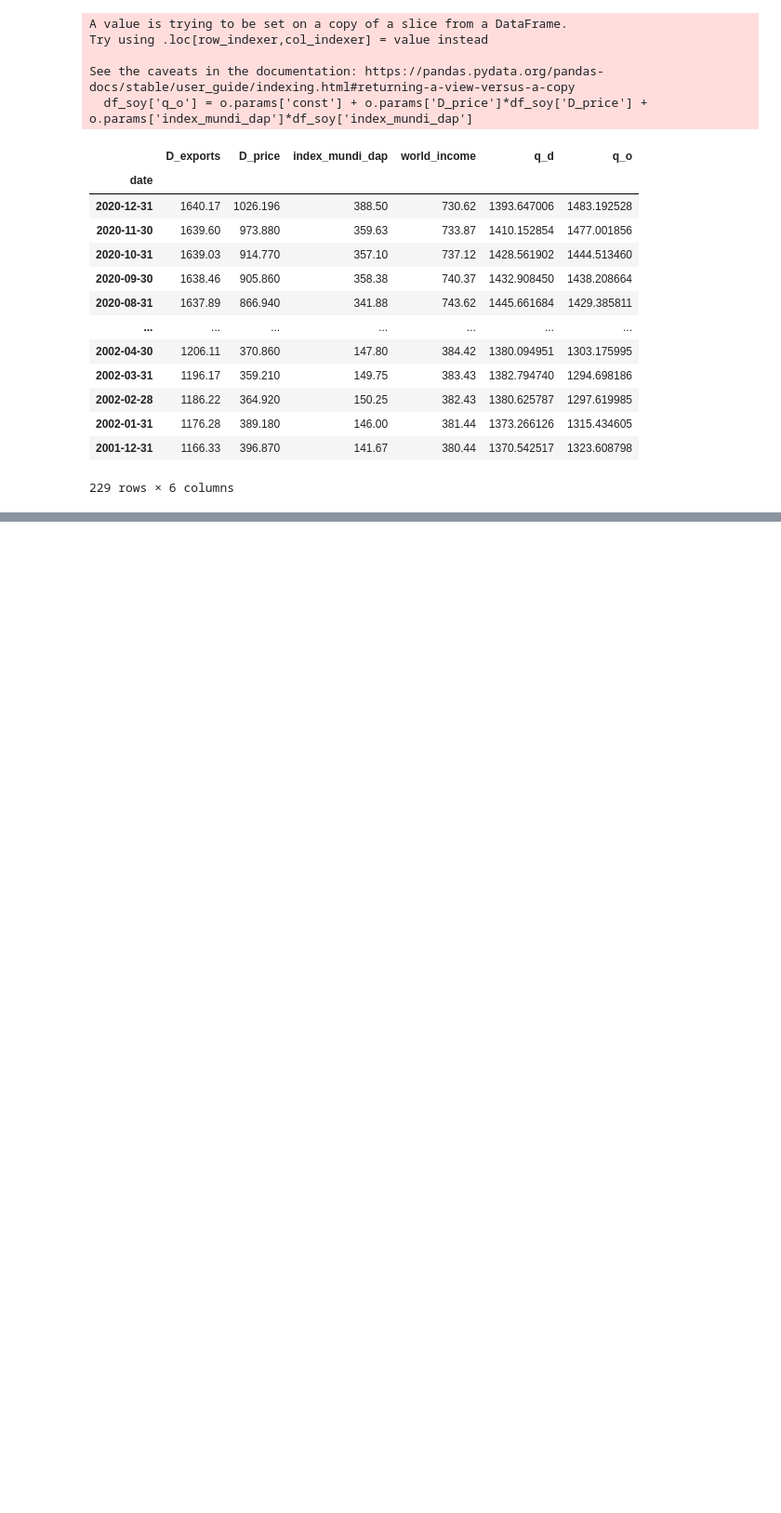
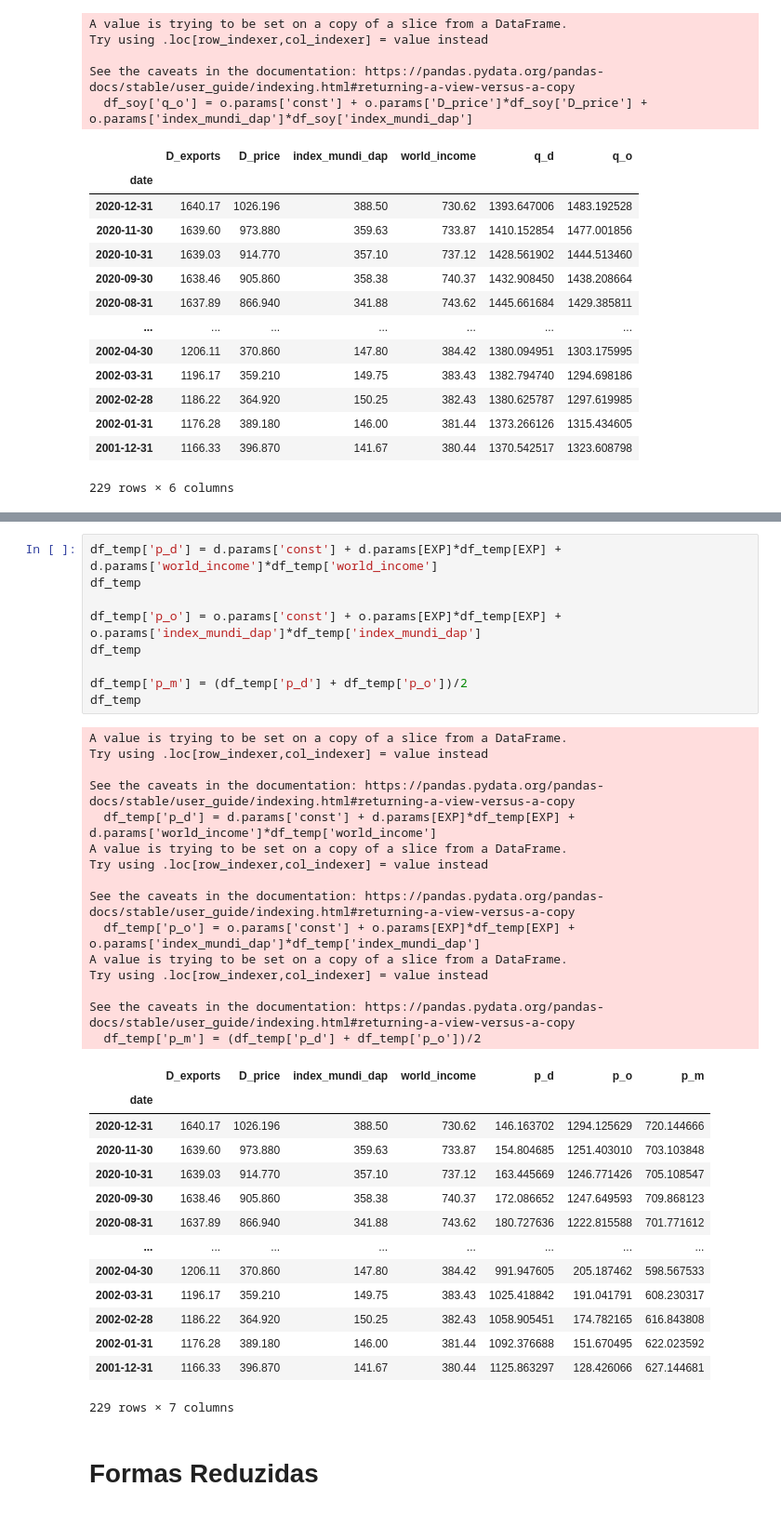
Before and after one commit to fkfouri/vegetable_oil_mkt, a Jupyter notebook: mkt/__2SLS_vegetable_oil-COMM5_4.ipynb, the cells around one changed output, grey strips where cells are left out. Shown: that part at 93% size. Drawn from its saved outputs; the diff is of its cells as text; blank space fills up the shorter version.

```diff
--- a/mkt/__2SLS_vegetable_oil-COMM5_4.ipynb
+++ b/mkt/__2SLS_vegetable_oil-COMM5_4.ipynb
@@ -595,0 +922,41 @@ See the caveats in the documentation: https://pandas.pydata.org/pandas-docs/stab
+# %%
+df_temp['p_d'] = d.params['const'] + d.params[EXP]*df_temp[EXP] + d.params['world_income']*df_temp['world_income']
+df_temp
+
+df_temp['p_o'] = o.params['const'] + o.params[EXP]*df_temp[EXP] + o.params['index_mundi_dap']*df_temp['index_mundi_dap']
+df_temp
+
+df_temp['p_m'] = (df_temp['p_d'] + df_temp['p_o'])/2
+df_temp
+# %% [output]
+A value is trying to be set on a copy of a slice from a DataFrame.
+Try using .loc[row_indexer,col_indexer] = value instead
+
+See the caveats in the documentation: https://pandas.pydata.org/pandas-docs/stable/user_guide/indexing.html#returning-a-view-versus-a-copy
+  df_temp['p_d'] = d.params['const'] + d.params[EXP]*df_temp[EXP] + d.params['world_income']*df_temp['world_income']
+A value is trying to be set on a copy of a slice from a DataFrame.
+Try using .loc[row_indexer,col_indexer] = value instead
+
+See the caveats in the documentation: https://pandas.pydata.org/pandas-docs/stable/user_guide/indexing.html#returning-a-view-versus-a-copy
+  df_temp['p_o'] = o.params['const'] + o.params[EXP]*df_temp[EXP] + o.params['index_mundi_dap']*df_temp['index_mundi_dap']
+A value is trying to be set on a copy of a slice from a DataFrame.
+Try using .loc[row_indexer,col_indexer] = value instead
+
+See the caveats in the documentation: https://pandas.pydata.org/pandas-docs/stable/user_guide/indexing.html#returning-a-view-versus-a-copy
+  df_temp['p_m'] = (df_temp['p_d'] + df_temp['p_o'])/2
+|  | D_exports | D_price | index_mundi_dap | world_income | p_d | p_o | p_m |
+| date |  |  |  |  |  |  |  |
+| 2020-12-31 | 1640.17 | 1026.196 | 388.50 | 730.62 | 146.163702 | 1294.125629 | 720.144666 |
+| 2020-11-30 | 1639.60 | 973.880 | 359.63 | 733.87 | 154.804685 | 1251.403010 | 703.103848 |
+| 2020-10-31 | 1639.03 | 914.770 | 357.10 | 737.12 | 163.445669 | 1246.771426 | 705.108547 |
+| 2020-09-30 | 1638.46 | 905.860 | 358.38 | 740.37 | 172.086652 | 1247.649593 | 709.868123 |
+| 2020-08-31 | 1637.89 | 866.940 | 341.88 | 743.62 | 180.727636 | 1222.815588 | 701.771612 |
+| ... | ... | ... | ... | ... | ... | ... | ... |
+| 2002-04-30 | 1206.11 | 370.860 | 147.80 | 384.42 | 991.947605 | 205.187462 | 598.567533 |
+| 2002-03-31 | 1196.17 | 359.210 | 149.75 | 383.43 | 1025.418842 | 191.041791 | 608.230317 |
+| 2002-02-28 | 1186.22 | 364.920 | 150.25 | 382.43 | 1058.905451 | 174.782165 | 616.843808 |
+| 2002-01-31 | 1176.28 | 389.180 | 146.00 | 381.44 | 1092.376688 | 151.670495 | 622.023592 |
+| 2001-12-31 | 1166.33 | 396.870 | 141.67 | 380.44 | 1125.863297 | 128.426066 | 627.144681 |
+229 rows × 7 columns
+# %% [markdown]
+# Formas Reduzidas
```
Also changed, not shown: parts of 43 cells of this notebook, 2 other files.
